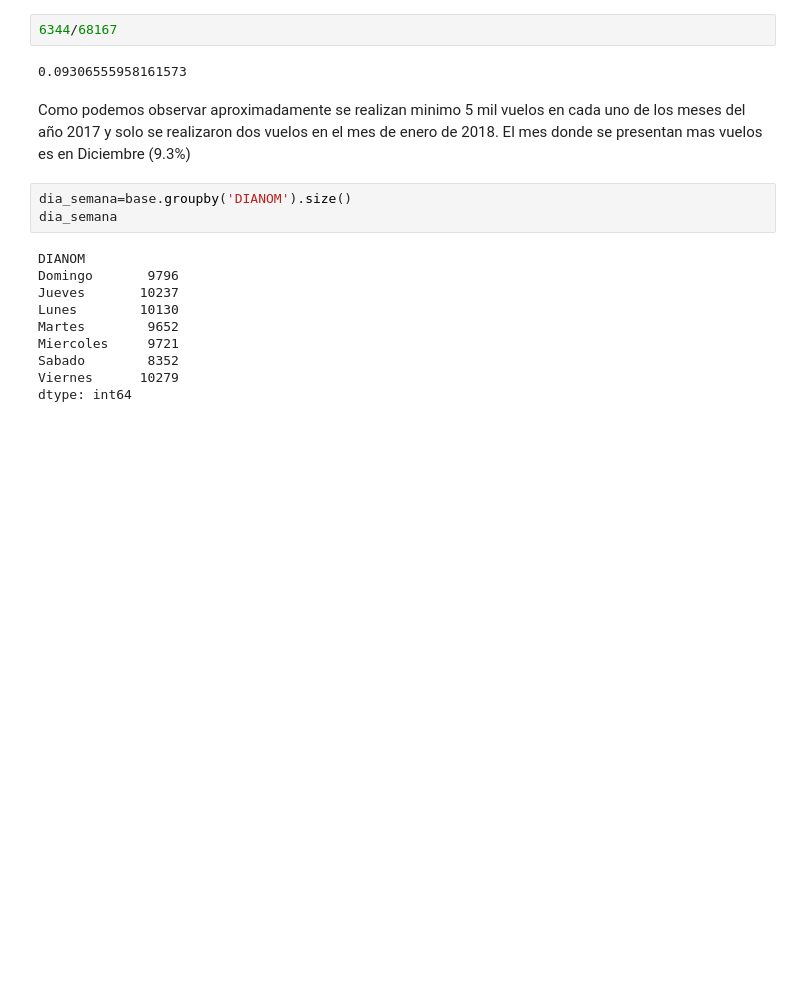
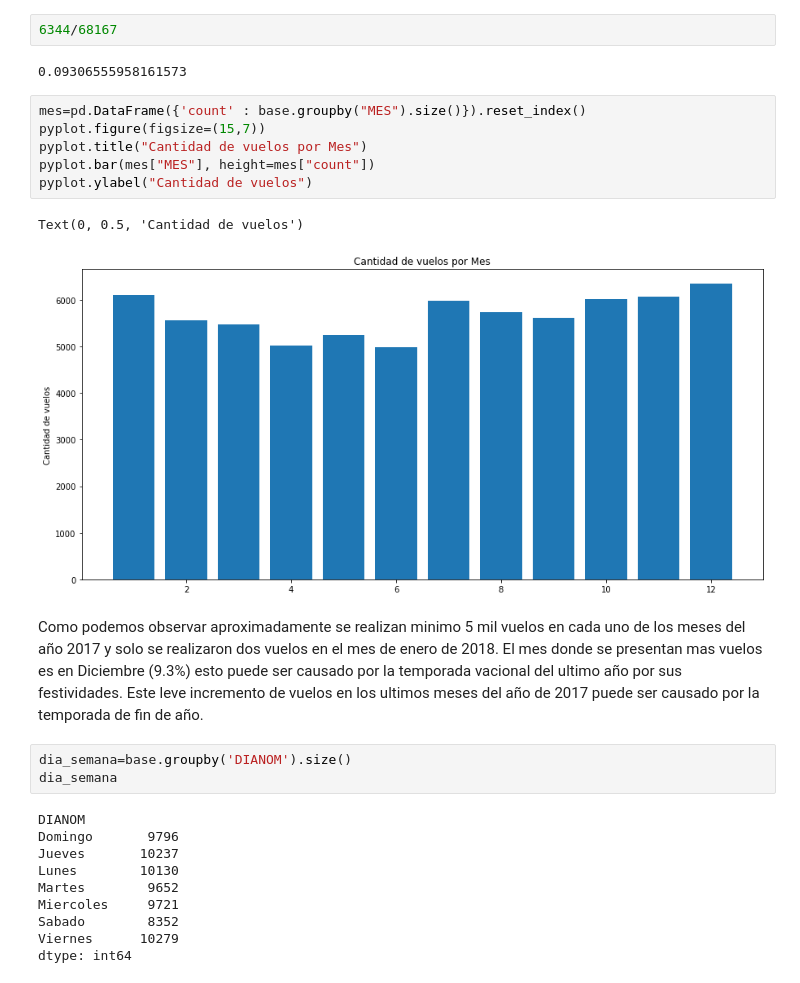
Before and after one commit to Danilo22m/Prueba-LATAM, a Jupyter notebook: solution.ipynb, the cells around one changed output. Cells and saved outputs as stored; diff of their text form; blank space fills up the shorter version.

```diff
--- a/solution.ipynb
+++ b/solution.ipynb
@@ -51,8 +51,17 @@ anno_mes
 6344/68167
 # %% [output]
 0.09306555958161573
+# %%
+mes=pd.DataFrame({'count' : base.groupby("MES").size()}).reset_index()
+pyplot.figure(figsize=(15,7))
+pyplot.title("Cantidad de vuelos por Mes")
+pyplot.bar(mes["MES"], height=mes["count"])
+pyplot.ylabel("Cantidad de vuelos")
+# %% [output]
+Text(0, 0.5, 'Cantidad de vuelos')
+[figure, added]
 # %% [markdown]
-Como podemos observar aproximadamente se realizan minimo 5 mil vuelos en cada uno de los meses del año 2017 y solo se realizaron dos vuelos en el mes de enero de 2018. El mes donde se presentan mas vuelos es en Diciembre (9.3%)
+Como podemos observar aproximadamente se realizan minimo 5 mil vuelos en cada uno de los meses del año 2017 y solo se realizaron dos vuelos en el mes de enero de 2018. El mes donde se presentan mas vuelos es en Diciembre (9.3%) esto puede ser causado por la temporada vacional del ultimo año por sus festividades. Este leve incremento de vuelos en los ultimos meses del año de 2017 puede ser causado por la temporada de fin de año.
 # %%
 dia_semana=base.groupby('DIANOM').size()
 dia_semana
```
Also changed, not shown: parts of 55 cells of this notebook.
